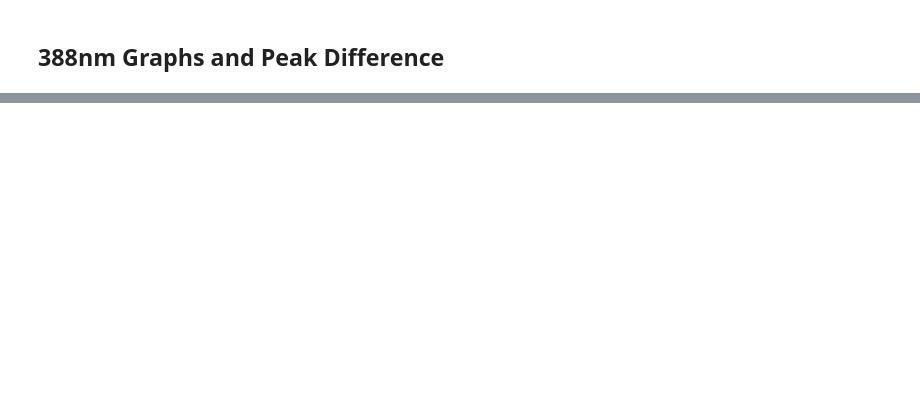
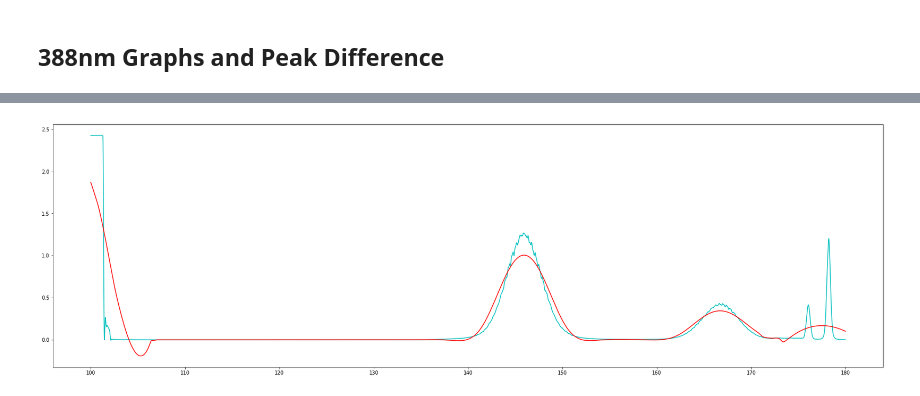
Before and after one commit to JackRoten/HD_shift_Dutt_Roten, a Jupyter notebook: Data Analysis-656.ipynb, the cells around one changed output, grey strips where cells are left out. Cells and saved outputs as stored; diff of their text form; code cells hidden in the pictures; blank space fills up the shorter version.

```diff
--- a/Data Analysis-656.ipynb
+++ b/Data Analysis-656.ipynb
@@ -40,0 +48,8 @@ df['yhat'] = yhat
+# %%
+dfx = df[(df.ds < 180) & (df.ds >100)]
+plt.figure(figsize=(30,9))
+plt.plot(dfx.ds, dfx.nA, 'c')
+plt.plot(dfx.ds, dfx.yhat, 'r')
+plt.show()
+# %% [output]
+[figure, added]
```
Also changed, not shown: parts of 3 cells of this notebook, 11 other files.
